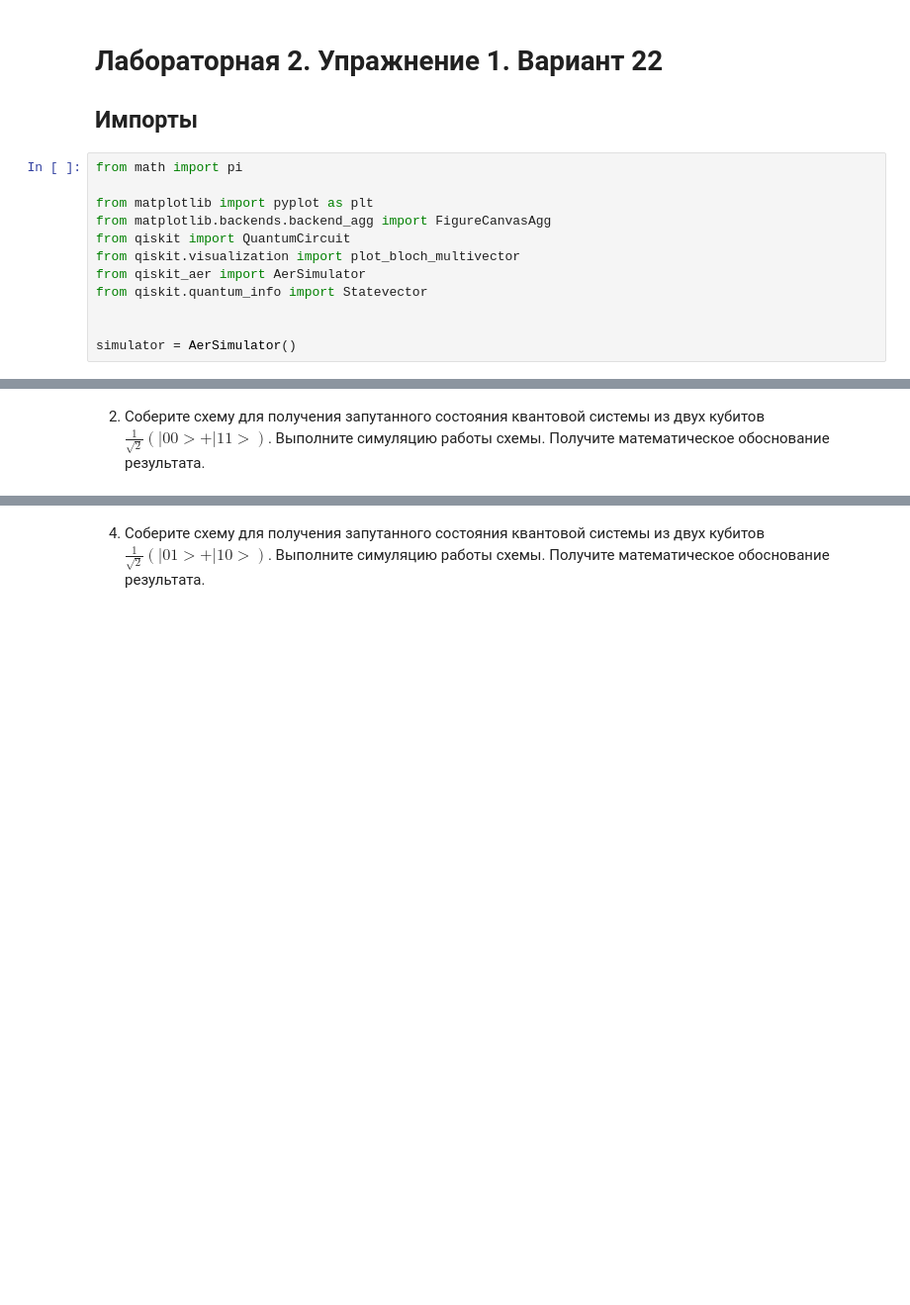
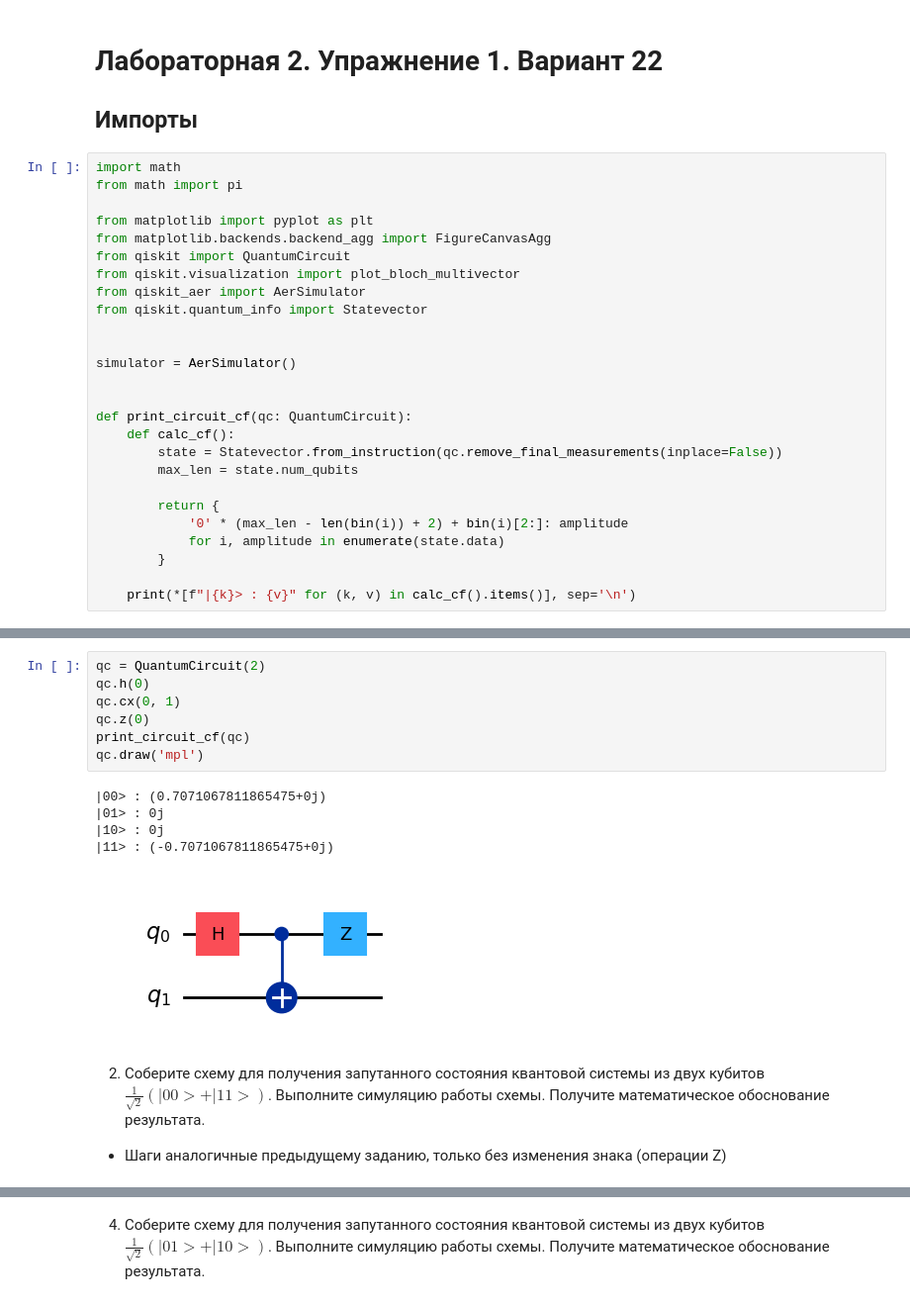
Before and after one commit to HuTao1Love/quantum_physics_labs, a Jupyter notebook: task3.ipynb, the cells around one changed output, grey strips where cells are left out. Shown at 99% size. Saved outputs shown, nothing was run; the diff lists cells and outputs as text; blank space fills up the shorter version.

```diff
--- a/task3.ipynb
+++ b/task3.ipynb
@@ -2,6 +2,7 @@
 # Лабораторная 2. Упражнение 1. Вариант 22
 ## Импорты
 # %%
+import math
 from math import pi
 
 from matplotlib import pyplot as plt
@@ -13,5 +14,18 @@ from qiskit.quantum_info import Statevector
 
 
 simulator = AerSimulator()
+
+
+def print_circuit_cf(qc: QuantumCircuit):
+    def calc_cf():
+        state = Statevector.from_instruction(qc.remove_final_measurements(inplace=False))
+        max_len = state.num_qubits
+
+        return {
+            '0' * (max_len - len(bin(i)) + 2) + bin(i)[2:]: amplitude
+            for i, amplitude in enumerate(state.data)
+        }
+
+    print(*[f"|{k}> : {v}" for (k, v) in calc_cf().items()], sep='\n')
 # %% [markdown]
 1. Соберите схему для получения запутанного состояния квантовой системы из двух кубитов $\frac{1}{\sqrt{2}}(|00> - |11>)$. Выполните симуляцию работы схемы. Получите математическое обоснование результата.
@@ -18,2 +48,17 @@ simulator = AerSimulator()
+# %%
+qc = QuantumCircuit(2)
+qc.h(0)
+qc.cx(0, 1)
+qc.z(0)
+print_circuit_cf(qc)
+qc.draw('mpl')
+# %% [output]
+|00> : (0.7071067811865475+0j)
+|01> : 0j
+|10> : 0j
+|11> : (-0.7071067811865475+0j)
+[figure, added]
 # %% [markdown]
 2. Соберите схему для получения запутанного состояния квантовой системы из двух кубитов $\frac{1}{\sqrt{2}}(|00> + |11>)$. Выполните симуляцию работы схемы. Получите математическое обоснование результата.
+
+- Шаги аналогичные предыдущему заданию, только без изменения знака (операции Z)
```
Also changed, not shown: parts of 11 cells of this notebook, 1 other file.
